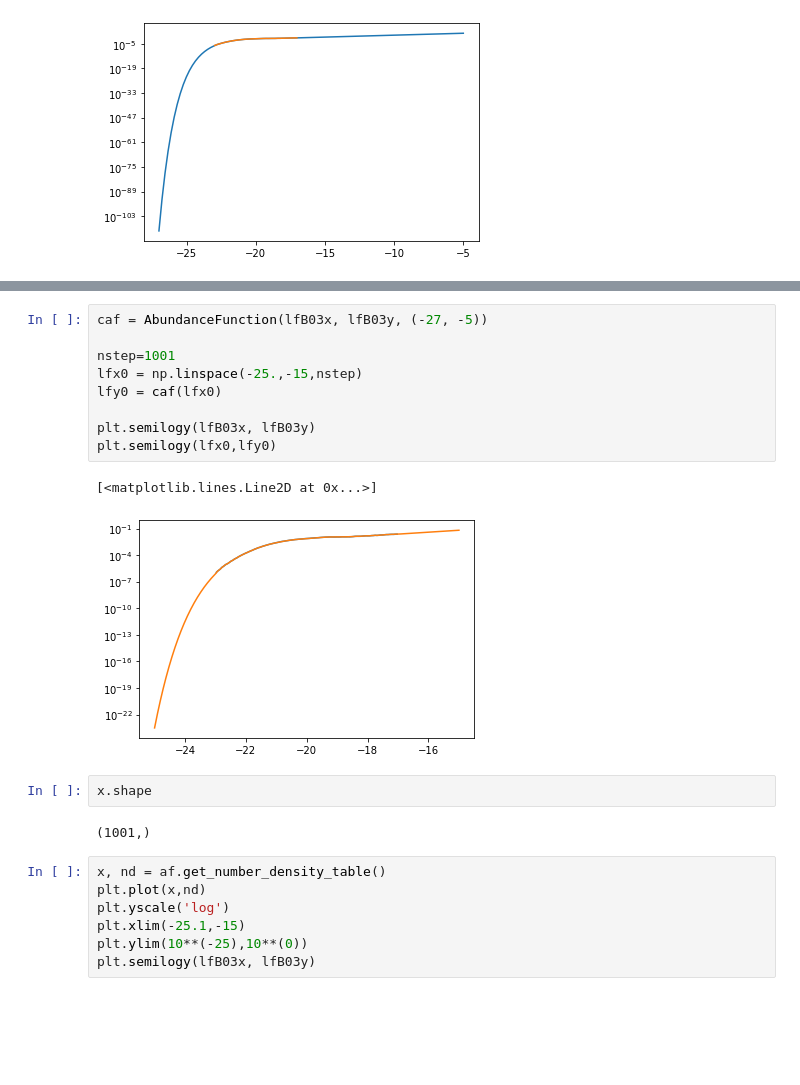
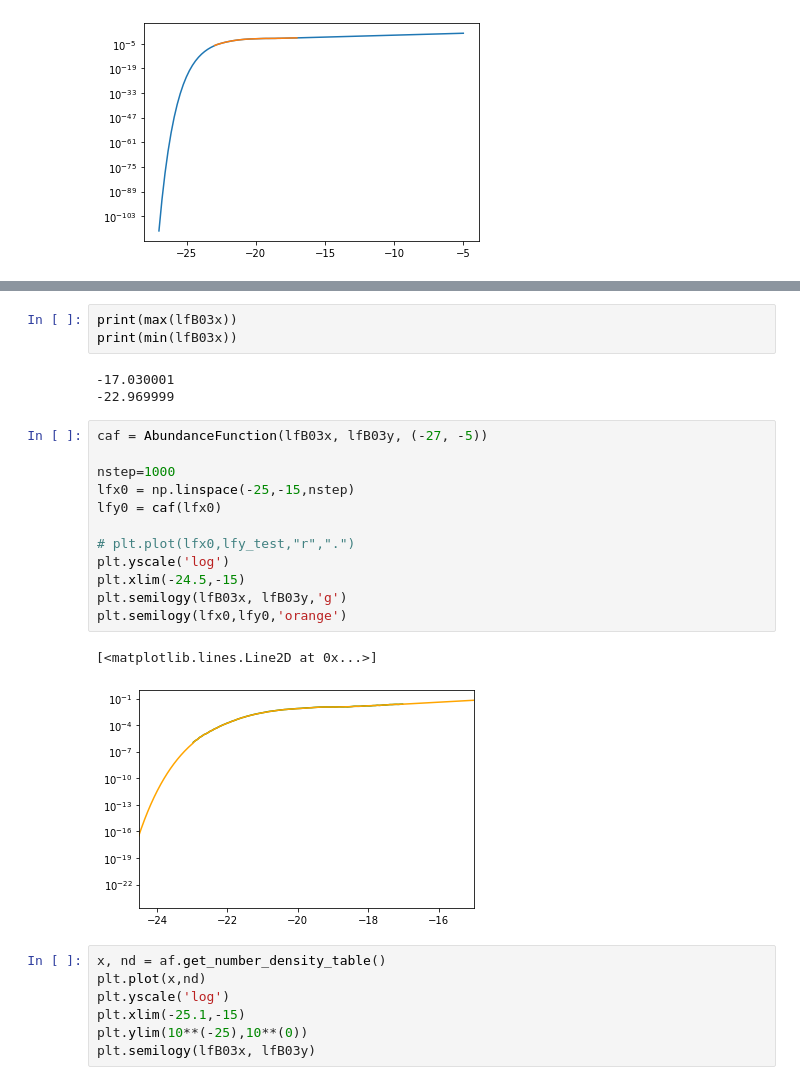
Before and after one commit to zhengyun0215/mock, a Jupyter notebook: loaddata.ipynb, the cells around one changed output, grey strips where cells are left out. Cells and saved outputs as stored; diff of their text form; blank space fills up the shorter version.

```diff
--- a/loaddata.ipynb
+++ b/loaddata.ipynb
@@ -225,19 +270,24 @@ plt.semilogy(lfB03x, lfB03y)
+# %%
+print(max(lfB03x))
+print(min(lfB03x))
+# %% [output]
+-17.030001
+-22.969999
 # %%
 caf = AbundanceFunction(lfB03x, lfB03y, (-27, -5))
 
-nstep=1001
-lfx0 = np.linspace(-25.,-15,nstep)
+nstep=1000
+lfx0 = np.linspace(-25,-15,nstep)
 lfy0 = caf(lfx0)
 
-plt.semilogy(lfB03x, lfB03y)
-plt.semilogy(lfx0,lfy0)
+# plt.plot(lfx0,lfy_test,"r",".")
+plt.yscale('log')
+plt.xlim(-24.5,-15)
+plt.semilogy(lfB03x, lfB03y,'g')
+plt.semilogy(lfx0,lfy0,'orange')
 # %% [output]
 [<matplotlib.lines.Line2D at 0x...>]
-[figure, old version]
+[figure, new version]
-# %%
-x.shape
-# %% [output]
-(1001,)
 # %%
 x, nd = af.get_number_density_table()
 plt.plot(x,nd)
```
Also changed, not shown: parts of 26 cells of this notebook, 4 other files.
